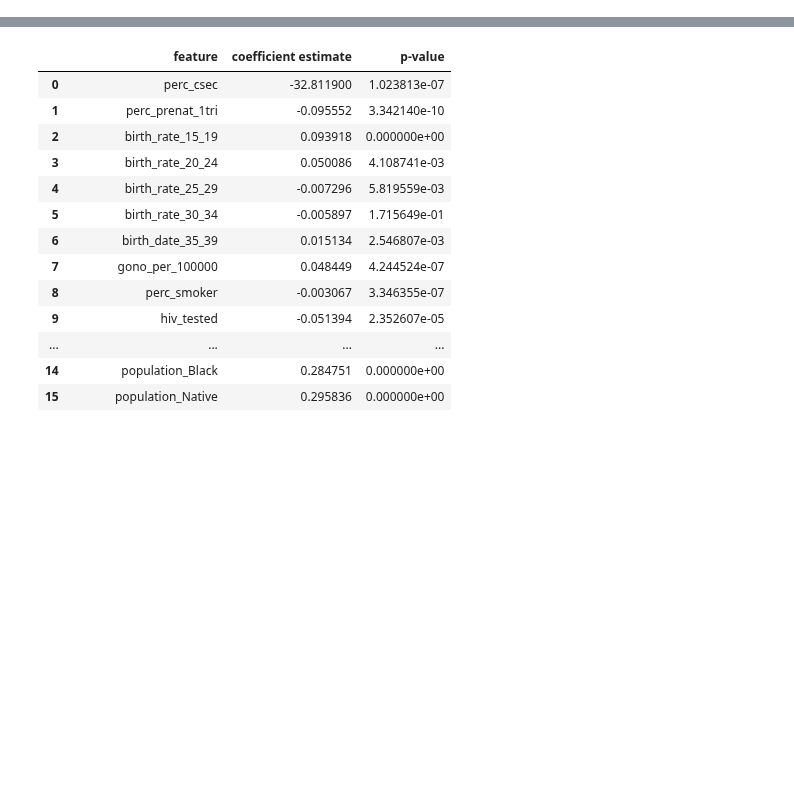
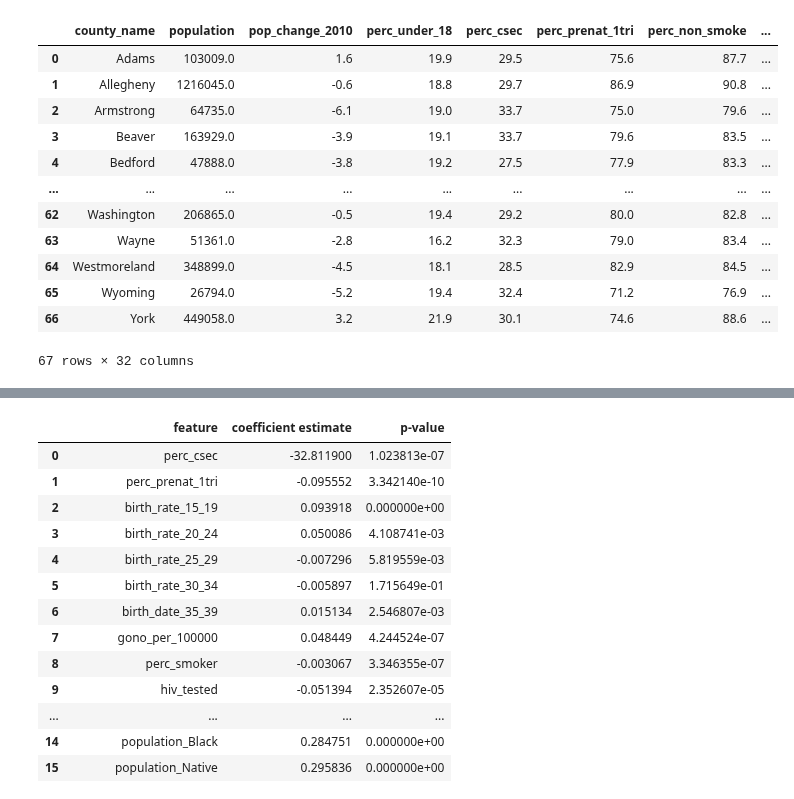
Before and after one commit to cleung-2/dabp_final, a Jupyter notebook: LinearRegression.ipynb, the cells around one changed output, grey strips where cells are left out. Cells and saved outputs as stored; diff of their text form; code cells hidden in the pictures; blank space fills up the shorter version.

```diff
--- a/LinearRegression.ipynb
+++ b/LinearRegression.ipynb
@@ -198 +36,18 @@ output.drop_duplicates()
+# %%
+merged = pd.concat([t[['county_name']], feats], axis=1).rename(columns={'adi_staterank_mean': 'ADI_STATERNK_INT_mean'})
+merged
+# %% [output]
+|  | county_name | population | pop_change_2010 | perc_under_18 | perc_csec | perc_prenat_1tri | perc_non_smoke | ... |
+| 0 | Adams | 103009.0 | 1.6 | 19.9 | 29.5 | 75.6 | 87.7 | ... |
+| 1 | Allegheny | 1216045.0 | -0.6 | 18.8 | 29.7 | 86.9 | 90.8 | ... |
+| 2 | Armstrong | 64735.0 | -6.1 | 19.0 | 33.7 | 75.0 | 79.6 | ... |
+| 3 | Beaver | 163929.0 | -3.9 | 19.1 | 33.7 | 79.6 | 83.5 | ... |
+| 4 | Bedford | 47888.0 | -3.8 | 19.2 | 27.5 | 77.9 | 83.3 | ... |
+| ... | ... | ... | ... | ... | ... | ... | ... | ... |
+| 62 | Washington | 206865.0 | -0.5 | 19.4 | 29.2 | 80.0 | 82.8 | ... |
+| 63 | Wayne | 51361.0 | -2.8 | 16.2 | 32.3 | 79.0 | 83.4 | ... |
+| 64 | Westmoreland | 348899.0 | -4.5 | 18.1 | 28.5 | 82.9 | 84.5 | ... |
+| 65 | Wyoming | 26794.0 | -5.2 | 19.4 | 32.4 | 71.2 | 76.9 | ... |
+| 66 | York | 449058.0 | 3.2 | 21.9 | 30.1 | 74.6 | 88.6 | ... |
+67 rows × 32 columns
 # %%
```
Also changed, not shown: parts of 35 cells of this notebook, 3 other files.
